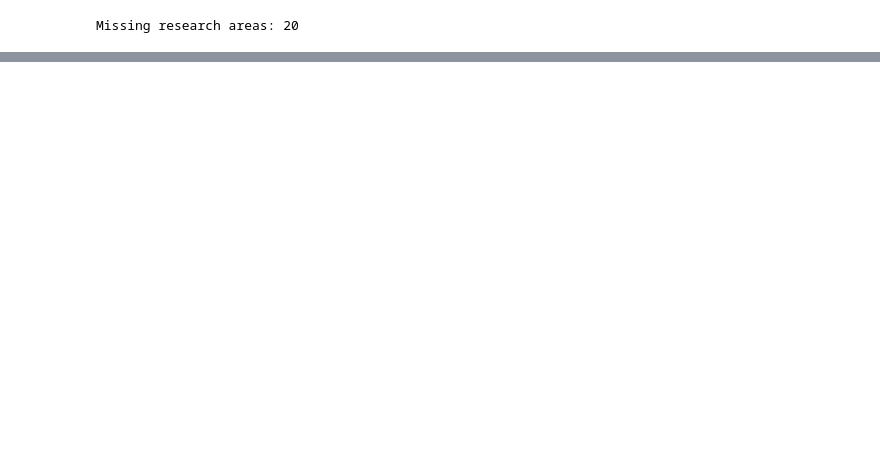
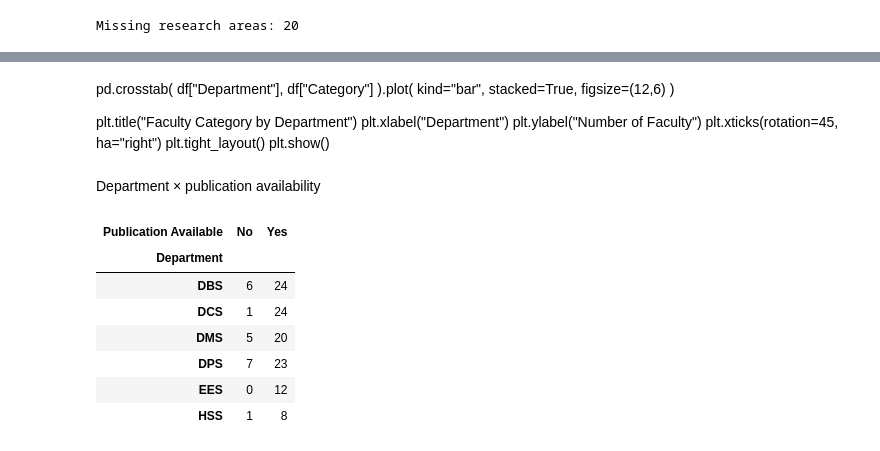
Before and after one commit to Shashvitaratra/IDC409-Project-4-Web-Scraping-II-Faculty-Profiles, a Jupyter notebook: EDA.ipynb, the cells around one changed output, grey strips where cells are left out. Cells and saved outputs as stored; diff of their text form; code cells hidden in the pictures; blank space fills up the shorter version.

```diff
--- a/EDA.ipynb
+++ b/EDA.ipynb
@@ -439,0 +553,32 @@ Email availability: 97.73%
+# %% [markdown]
+pd.crosstab(
+    df["Department"],
+    df["Category"]
+).plot(
+    kind="bar",
+    stacked=True,
+    figsize=(12,6)
+)
+
+plt.title("Faculty Category by Department")
+plt.xlabel("Department")
+plt.ylabel("Number of Faculty")
+plt.xticks(rotation=45, ha="right")
+plt.tight_layout()
+plt.show()
+# %% [markdown]
+Department × publication availability
+# %%
+pd.crosstab(
+    df["Department"],
+    df["Publication Available"]
+)
+# %% [output]
+| Publication Available | No | Yes |
+| Department |  |  |
+| DBS | 6 | 24 |
+| DCS | 1 | 24 |
+| DMS | 5 | 20 |
+| DPS | 7 | 23 |
+| EES | 0 | 12 |
+| HSS | 1 | 8 |
```
Also changed, not shown: parts of 88 cells of this notebook, 9 other files.
